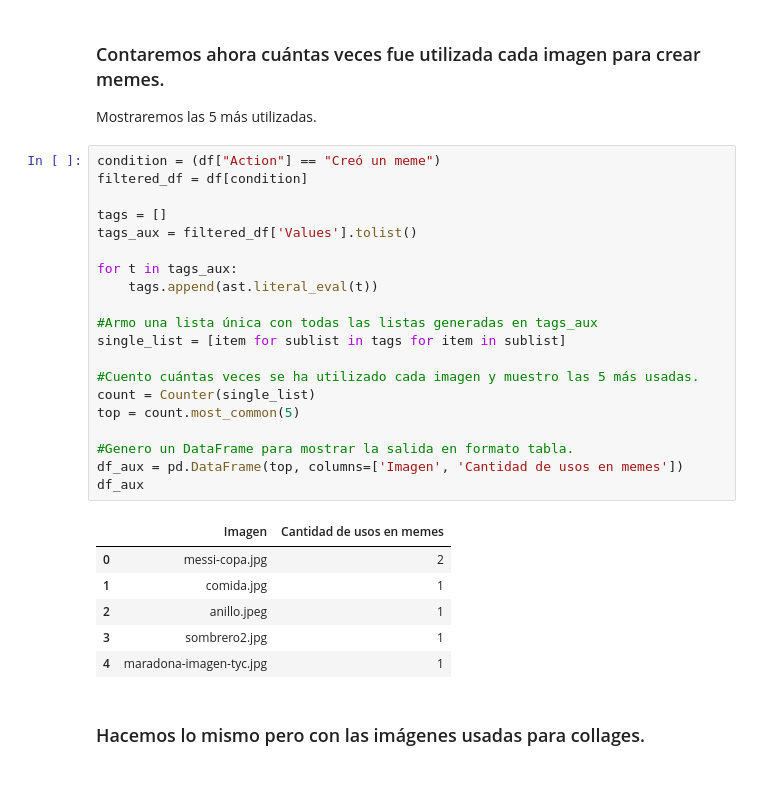
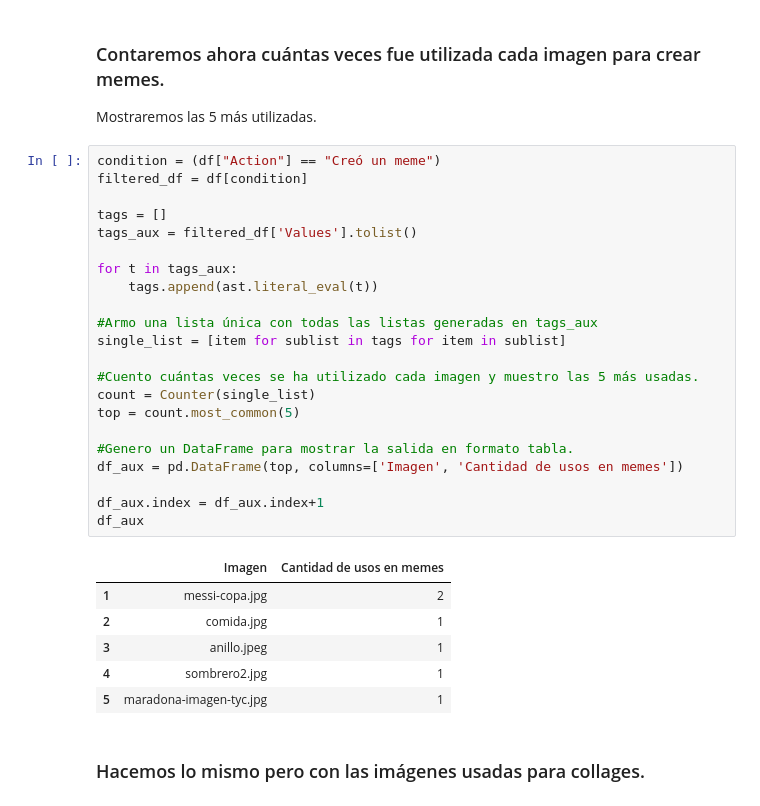
Before and after one commit to Petercantropvs/UNLPImage, a Jupyter notebook: unlpimage/estadisticas_jupyter.ipynb, the cells around one changed output. Saved outputs shown, nothing was run; the diff lists cells and outputs as text.

```diff
--- a/unlpimage/estadisticas_jupyter.ipynb
+++ b/unlpimage/estadisticas_jupyter.ipynb
@@ -466,30 +467,32 @@ Mostraremos las 5 más utilizadas.
 # %%
 condition = (df["Action"] == "Creó un meme")
 filtered_df = df[condition]
 
 tags = []
 tags_aux = filtered_df['Values'].tolist()
 
 for t in tags_aux:
     tags.append(ast.literal_eval(t))
 
 #Armo una lista única con todas las listas generadas en tags_aux
 single_list = [item for sublist in tags for item in sublist]
 
 #Cuento cuántas veces se ha utilizado cada imagen y muestro las 5 más usadas.
 count = Counter(single_list)
 top = count.most_common(5)
 
 #Genero un DataFrame para mostrar la salida en formato tabla.
 df_aux = pd.DataFrame(top, columns=['Imagen', 'Cantidad de usos en memes'])
+
+df_aux.index = df_aux.index+1
 df_aux
 # %% [output]
 |  | Imagen | Cantidad de usos en memes |
-| 0 | messi-copa.jpg | 2 |
-| 1 | comida.jpg | 1 |
-| 2 | anillo.jpeg | 1 |
-| 3 | sombrero2.jpg | 1 |
-| 4 | maradona-imagen-tyc.jpg | 1 |
+| 1 | messi-copa.jpg | 2 |
+| 2 | comida.jpg | 1 |
+| 3 | anillo.jpeg | 1 |
+| 4 | sombrero2.jpg | 1 |
+| 5 | maradona-imagen-tyc.jpg | 1 |
 # %% [markdown]
 ### Hacemos lo mismo pero con las imágenes usadas para collages.
 # %%
```
Also changed, not shown: parts of 2 cells of this notebook.
